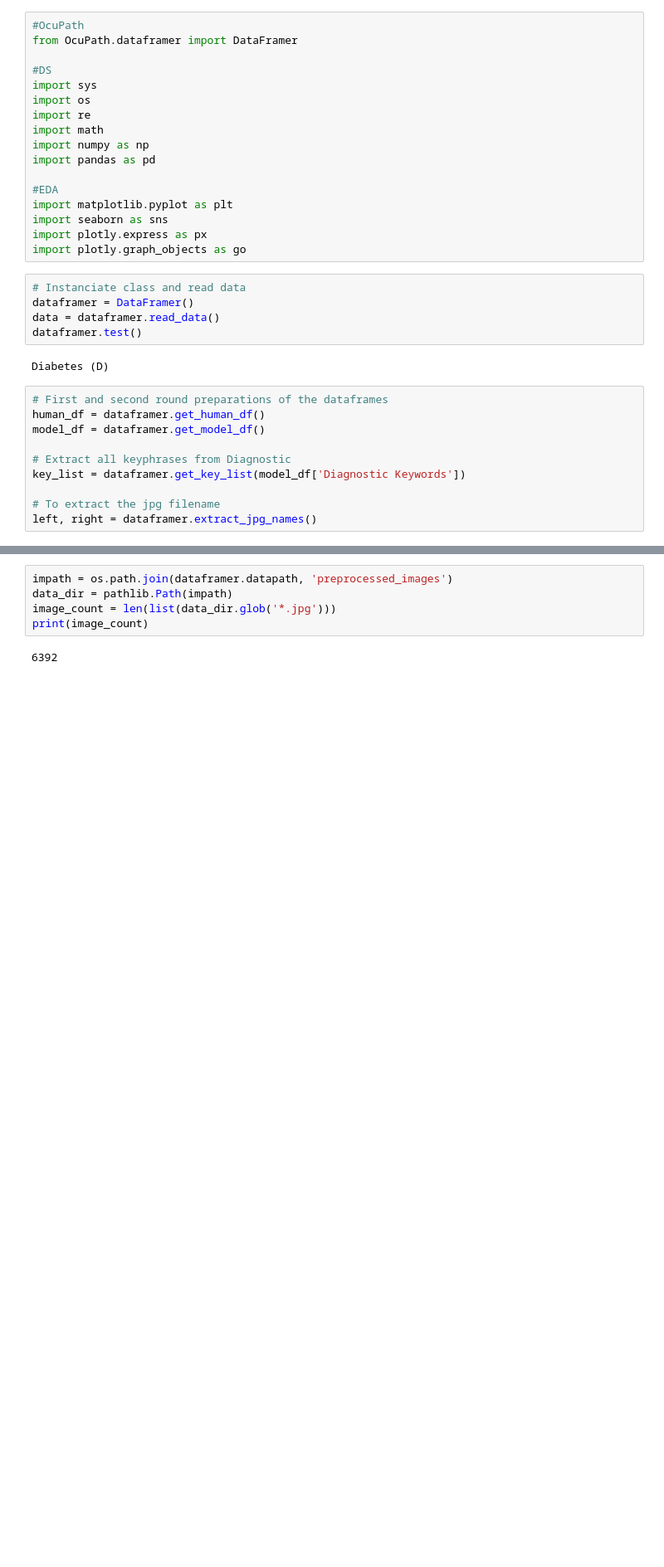
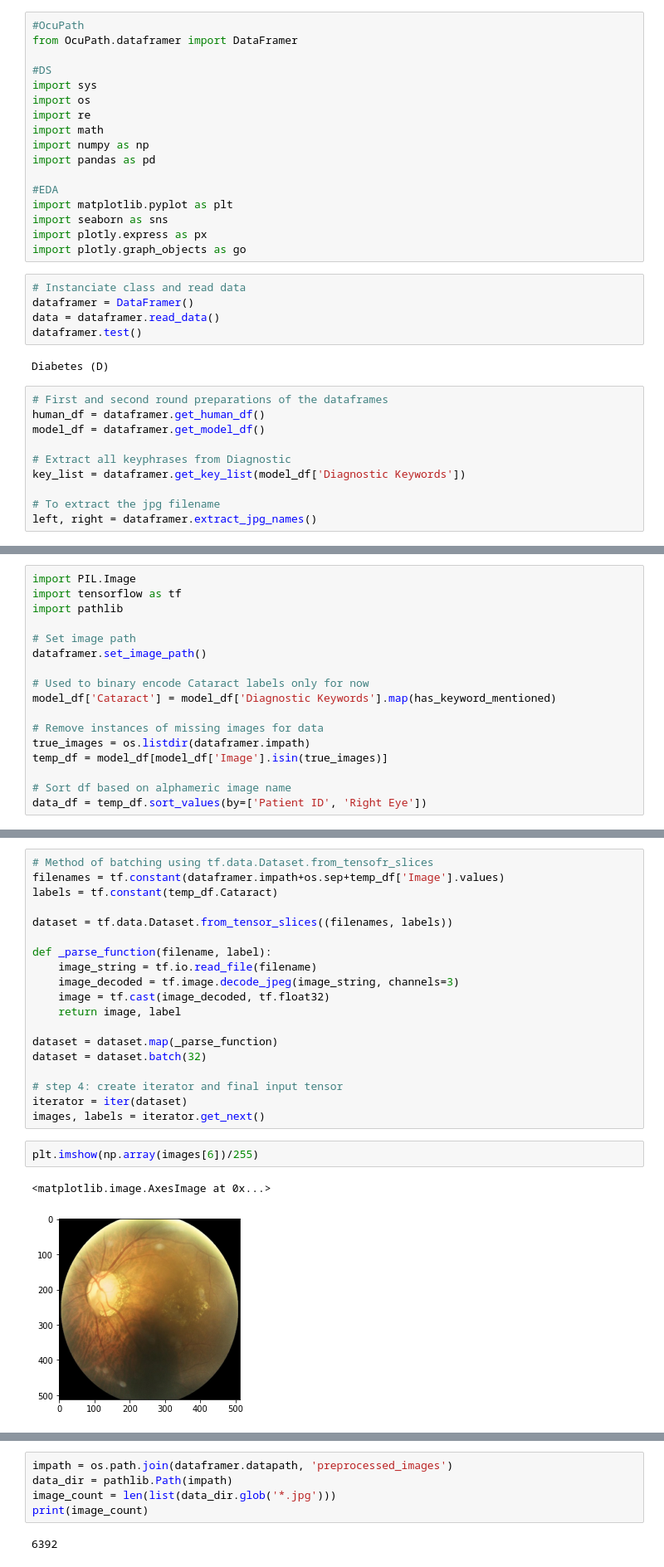
Before and after one commit to lorcanob/OcuPath, a Jupyter notebook: notebooks/ODR_EDA.ipynb, the cells around one changed output, grey strips where cells are left out. Shown: that part at 83% size. Saved outputs shown, nothing was run; the diff lists cells and outputs as text; blank space fills up the shorter version.

Commit message:
Tried different methods in jupyter or creating data generators to minimise RAM usage

```diff
--- a/notebooks/ODR_EDA.ipynb
+++ b/notebooks/ODR_EDA.ipynb
@@ -61,0 +69,17 @@ import pathlib
+# %%
+import PIL.Image
+import tensorflow as tf
+import pathlib
+
+# Set image path
+dataframer.set_image_path()
+
+# Used to binary encode Cataract labels only for now
+model_df['Cataract'] = model_df['Diagnostic Keywords'].map(has_keyword_mentioned)
+
+# Remove instances of missing images for data
+true_images = os.listdir(dataframer.impath)
+temp_df = model_df[model_df['Image'].isin(true_images)]
+
+# Sort df based on alphameric image name
+data_df = temp_df.sort_values(by=['Patient ID', 'Right Eye'])
@@ -61,0 +149,24 @@ import pathlib
+# %%
+# Method of batching using tf.data.Dataset.from_tensofr_slices
+filenames = tf.constant(dataframer.impath+os.sep+temp_df['Image'].values)
+labels = tf.constant(temp_df.Cataract)
+
+dataset = tf.data.Dataset.from_tensor_slices((filenames, labels))
+
+def _parse_function(filename, label):
+    image_string = tf.io.read_file(filename)
+    image_decoded = tf.image.decode_jpeg(image_string, channels=3)
+    image = tf.cast(image_decoded, tf.float32)
+    return image, label
+
+dataset = dataset.map(_parse_function)
+dataset = dataset.batch(32)
+
+# step 4: create iterator and final input tensor
+iterator = iter(dataset)
+images, labels = iterator.get_next()
+# %%
+plt.imshow(np.array(images[6])/255)
+# %% [output]
+<matplotlib.image.AxesImage at 0x...>
+[figure, added]
```
Also changed, not shown: parts of 17 cells of this notebook, 1 other file.
